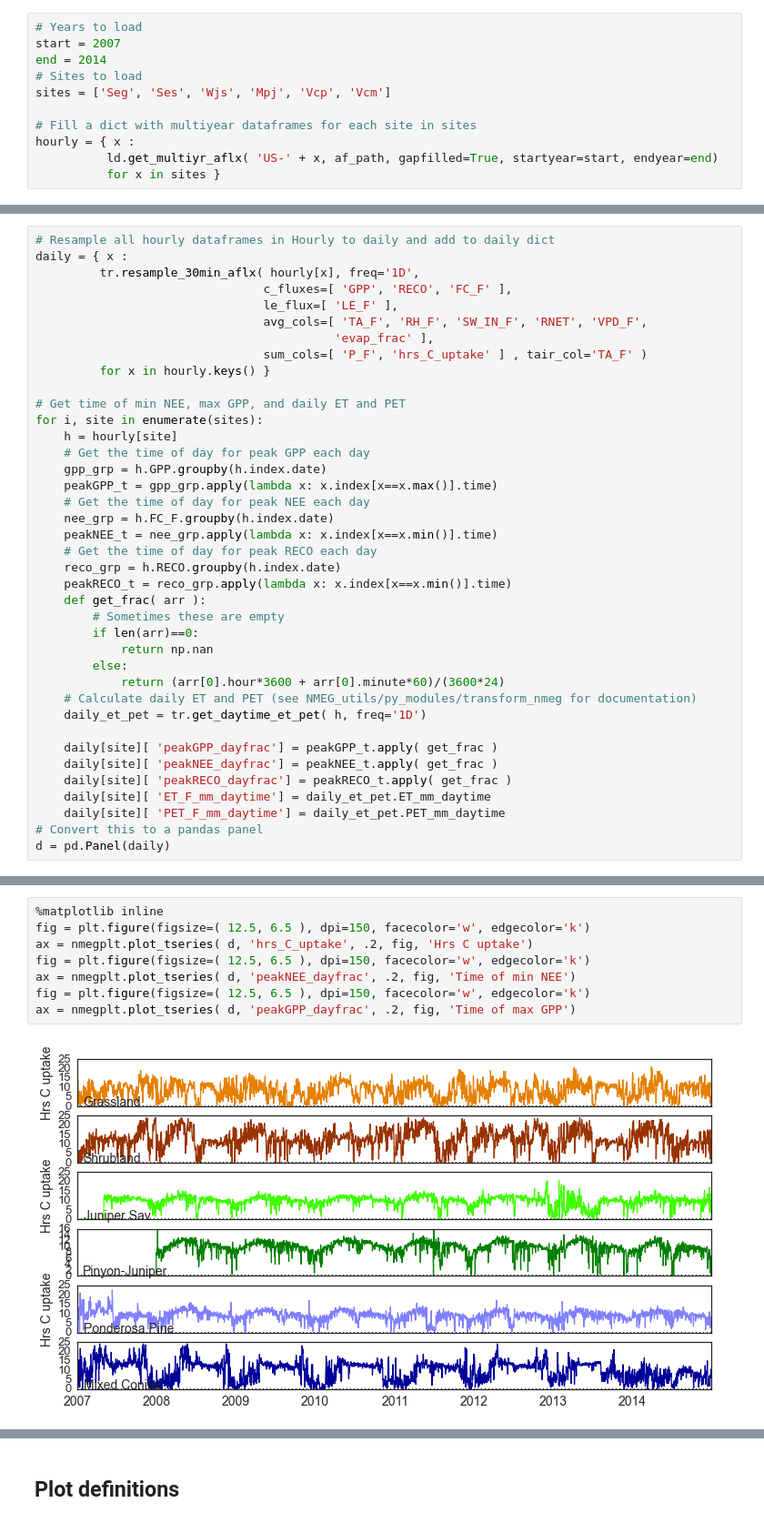
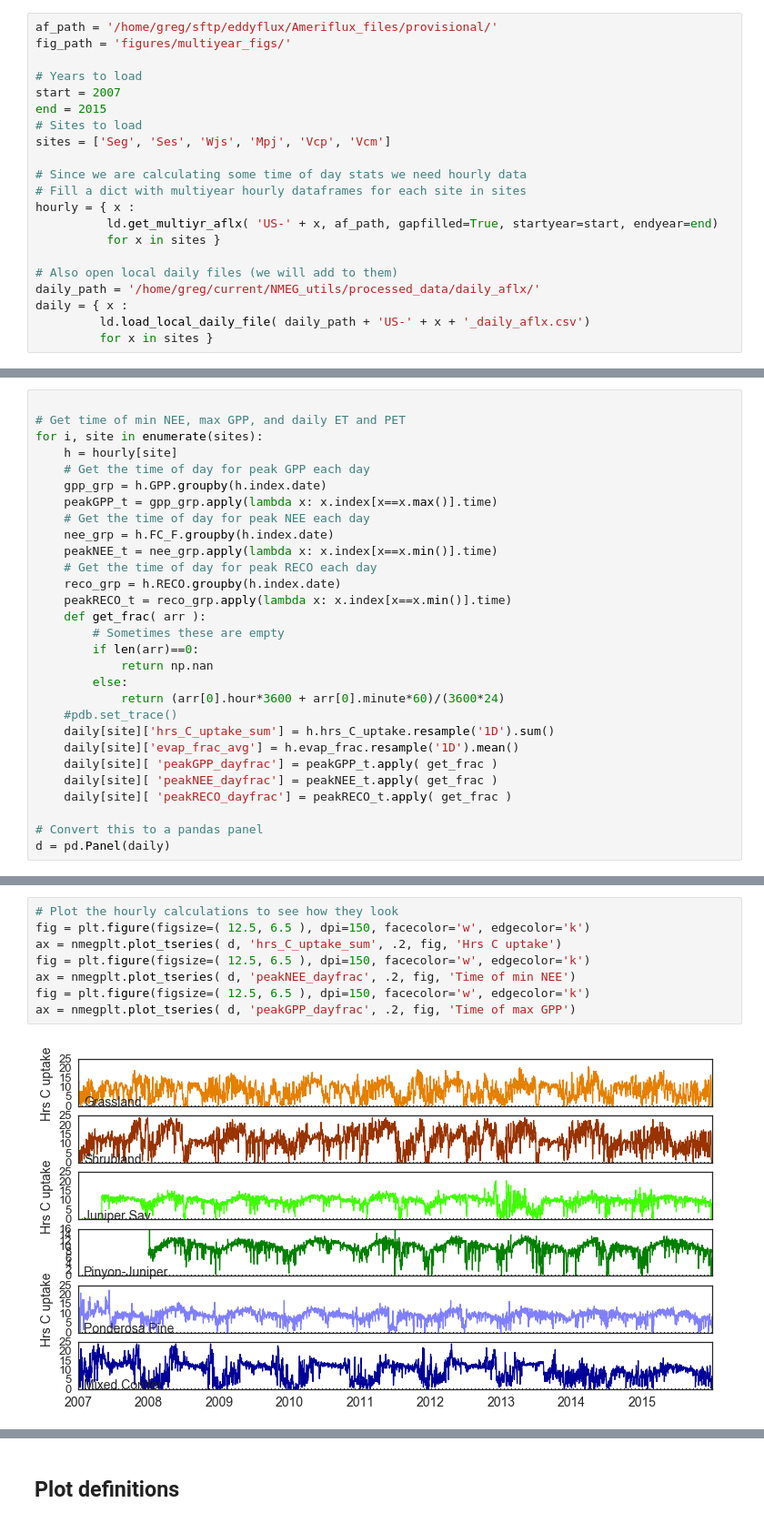
Before and after one commit to gremau/NMEG_miscellany, a Jupyter notebook: jupyter/anomaly_and_C_uptake_detection.ipynb, the cells around one changed output, grey strips where cells are left out. Shown at 91% size. Saved outputs shown, nothing was run; the diff lists cells and outputs as text.

```diff
--- a/jupyter/anomaly_and_C_uptake_detection.ipynb
+++ b/jupyter/anomaly_and_C_uptake_detection.ipynb
@@ -24,16 +22,26 @@ import datetime as dt
 %matplotlib inline
 sns.set_style("white")
 # %%
+af_path = '/home/greg/sftp/eddyflux/Ameriflux_files/provisional/'
+fig_path = 'figures/multiyear_figs/'
+
 # Years to load
 start = 2007
-end = 2014
+end = 2015
 # Sites to load
 sites = ['Seg', 'Ses', 'Wjs', 'Mpj', 'Vcp', 'Vcm']
 
-# Fill a dict with multiyear dataframes for each site in sites
+# Since we are calculating some time of day stats we need hourly data
+# Fill a dict with multiyear hourly dataframes for each site in sites
 hourly = { x :
           ld.get_multiyr_aflx( 'US-' + x, af_path, gapfilled=True, startyear=start, endyear=end)
           for x in sites }
+
+# Also open local daily files (we will add to them)
+daily_path = '/home/greg/current/NMEG_utils/processed_data/daily_aflx/'
+daily = { x :
+         ld.load_local_daily_file( daily_path + 'US-' + x + '_daily_aflx.csv')
+         for x in sites }
 # %% [output]
 Parsing /home/greg/sftp/eddyflux/Ameriflux_files/provisional/US-Seg_2007_gapfilled.txt
 Parsing /home/greg/sftp/eddyflux/Ameriflux_files/provisional/US-Seg_2008_gapfilled.txt
@@ -73,13 +82,4 @@ for site in sites:
 # %%
-# Resample all hourly dataframes in Hourly to daily and add to daily dict
-daily = { x :
-         tr.resample_30min_aflx( hourly[x], freq='1D',
-                                c_fluxes=[ 'GPP', 'RECO', 'FC_F' ],
-                                le_flux=[ 'LE_F' ],
-                                avg_cols=[ 'TA_F', 'RH_F', 'SW_IN_F', 'RNET', 'VPD_F',
-                                          'evap_frac' ],
-                                sum_cols=[ 'P_F', 'hrs_C_uptake' ] , tair_col='TA_F' )
-         for x in hourly.keys() }
 
 # Get time of min NEE, max GPP, and daily ET and PET
 for i, site in enumerate(sites):
@@ -99,13 +99,12 @@ for i, site in enumerate(sites):
             return np.nan
         else:
             return (arr[0].hour*3600 + arr[0].minute*60)/(3600*24)
-    # Calculate daily ET and PET (see NMEG_utils/py_modules/transform_nmeg for documentation)
-    daily_et_pet = tr.get_daytime_et_pet( h, freq='1D')
-
+    #pdb.set_trace()
+    daily[site]['hrs_C_uptake_sum'] = h.hrs_C_uptake.resample('1D').sum()
+    daily[site]['evap_frac_avg'] = h.evap_frac.resample('1D').mean()
     daily[site][ 'peakGPP_dayfrac'] = peakGPP_t.apply( get_frac )
     daily[site][ 'peakNEE_dayfrac'] = peakNEE_t.apply( get_frac )
     daily[site][ 'peakRECO_dayfrac'] = peakRECO_t.apply( get_frac )
-    daily[site][ 'ET_F_mm_daytime'] = daily_et_pet.ET_mm_daytime
-    daily[site][ 'PET_F_mm_daytime'] = daily_et_pet.PET_mm_daytime
+
 # Convert this to a pandas panel
 d = pd.Panel(daily)
@@ -112,10 +118,10 @@ d = pd.Panel(daily)
 # %%
-%matplotlib inline
+# Plot the hourly calculations to see how they look
 fig = plt.figure(figsize=( 12.5, 6.5 ), dpi=150, facecolor='w', edgecolor='k')
-ax = nmegplt.plot_tseries( d, 'hrs_C_uptake', .2, fig, 'Hrs C uptake')
+ax = nmegplt.plot_tseries( d, 'hrs_C_uptake_sum', .2, fig, 'Hrs C uptake')
 fig = plt.figure(figsize=( 12.5, 6.5 ), dpi=150, facecolor='w', edgecolor='k')
 ax = nmegplt.plot_tseries( d, 'peakNEE_dayfrac', .2, fig, 'Time of min NEE')
 fig = plt.figure(figsize=( 12.5, 6.5 ), dpi=150, facecolor='w', edgecolor='k')
 ax = nmegplt.plot_tseries( d, 'peakGPP_dayfrac', .2, fig, 'Time of max GPP')
 # %% [output]
-[figure, old version]
+[figure, new version]
```
Also changed, not shown: parts of 14 cells of this notebook, 2 other files.
